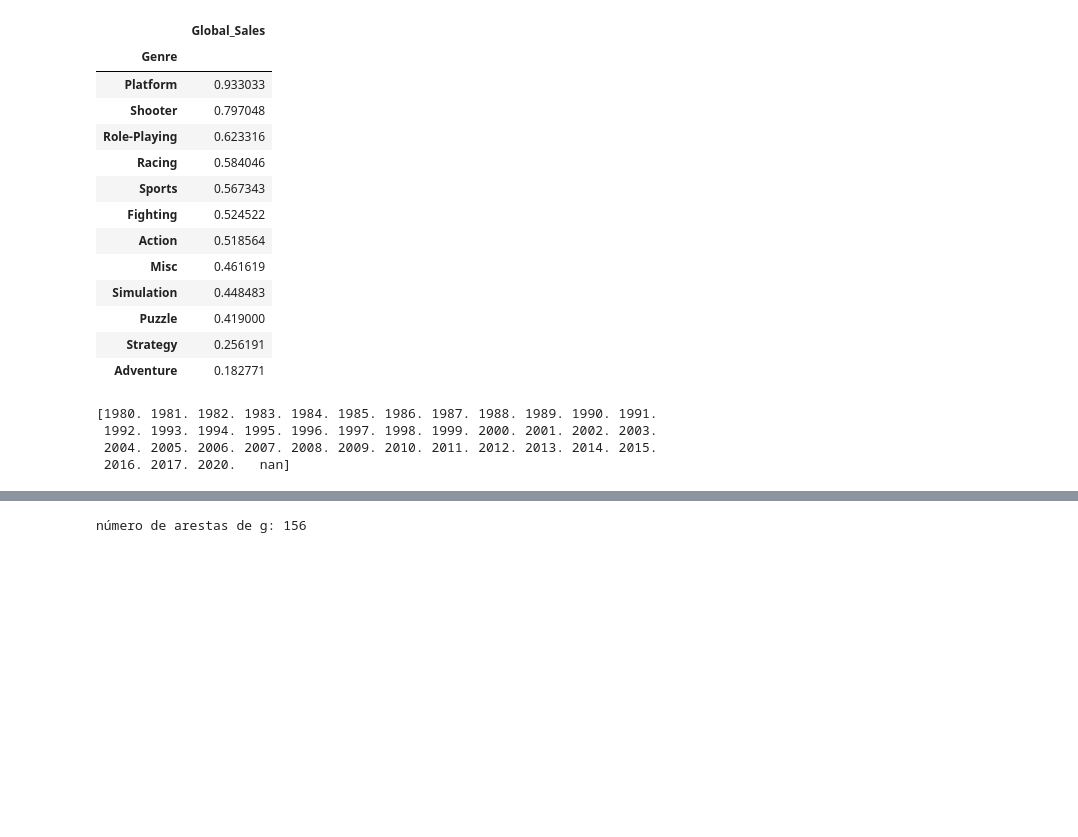
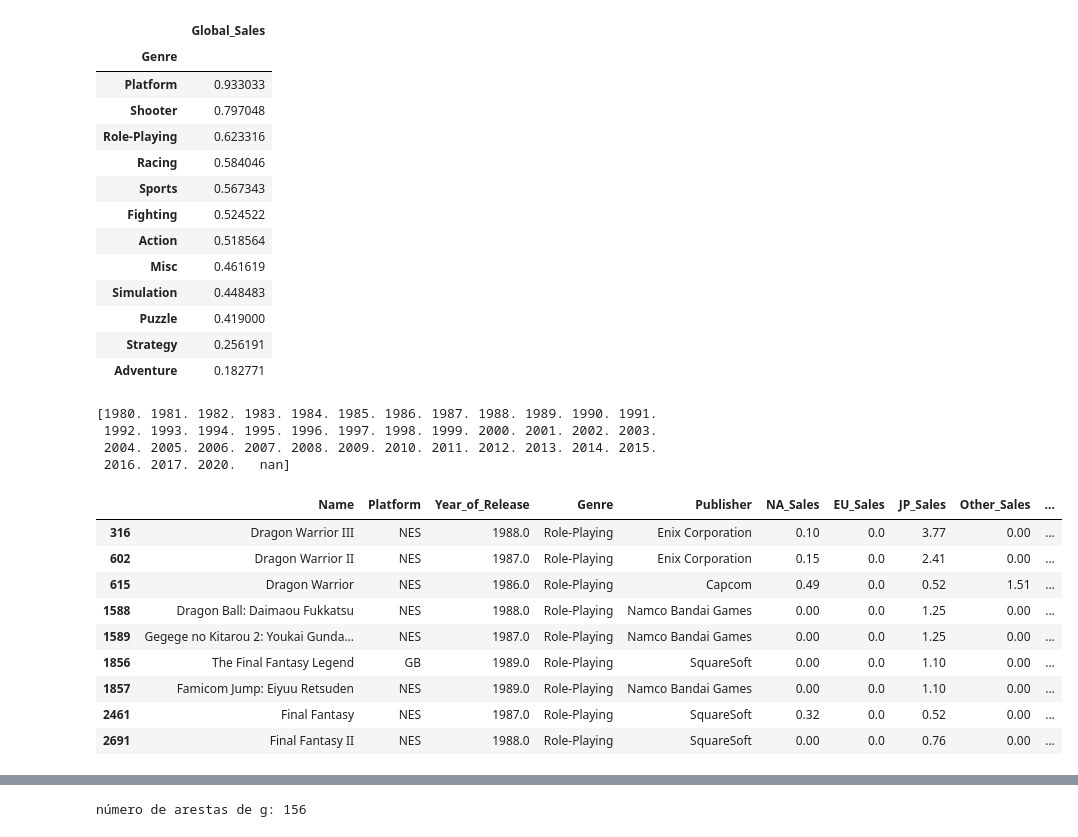
Before and after one commit to bert799/APS1-redsoc, a Jupyter notebook: notebooks/Proj/Fase1/ProjetoF1-2.ipynb, the cells around one changed output, grey strips where cells are left out. Cells and saved outputs as stored; diff of their text form; code cells hidden in the pictures; blank space fills up the shorter version.

```diff
--- a/notebooks/Proj/Fase1/ProjetoF1-2.ipynb
+++ b/notebooks/Proj/Fase1/ProjetoF1-2.ipynb
@@ -81,15 +81,27 @@ print(sorted_years)
 # %%
 df_list = []
 sport_df_list = []
 action_df_list = []
 rpg_df_list = []
 for i in range(0, len(sorted_years), 5):
     df_list.append(df[df['Year_of_Release'].isin(sorted_years[i:i+5])])
 
 for db in df_list:
     segregate_genre_to_list(db, 'Sports', sport_df_list, threshold=sports_mean_sales)
     segregate_genre_to_list(db, 'Action', action_df_list, threshold=action_mean_sales)
     segregate_genre_to_list(db, 'Role-Playing', rpg_df_list, threshold=rpg_mean_sales)
+rpg_df_list[1]
+# %% [output]
+|  | Name | Platform | Year_of_Release | Genre | Publisher | NA_Sales | EU_Sales | JP_Sales | Other_Sales | ... |
+| 316 | Dragon Warrior III | NES | 1988.0 | Role-Playing | Enix Corporation | 0.10 | 0.0 | 3.77 | 0.00 | ... |
+| 602 | Dragon Warrior II | NES | 1987.0 | Role-Playing | Enix Corporation | 0.15 | 0.0 | 2.41 | 0.00 | ... |
+| 615 | Dragon Warrior | NES | 1986.0 | Role-Playing | Capcom | 0.49 | 0.0 | 0.52 | 1.51 | ... |
+| 1588 | Dragon Ball: Daimaou Fukkatsu | NES | 1988.0 | Role-Playing | Namco Bandai Games | 0.00 | 0.0 | 1.25 | 0.00 | ... |
+| 1589 | Gegege no Kitarou 2: Youkai Gunda... | NES | 1987.0 | Role-Playing | Namco Bandai Games | 0.00 | 0.0 | 1.25 | 0.00 | ... |
+| 1856 | The Final Fantasy Legend | GB | 1989.0 | Role-Playing | SquareSoft | 0.00 | 0.0 | 1.10 | 0.00 | ... |
+| 1857 | Famicom Jump: Eiyuu Retsuden | NES | 1989.0 | Role-Playing | Namco Bandai Games | 0.00 | 0.0 | 1.10 | 0.00 | ... |
+| 2461 | Final Fantasy | NES | 1987.0 | Role-Playing | SquareSoft | 0.32 | 0.0 | 0.52 | 0.00 | ... |
+| 2691 | Final Fantasy II | NES | 1988.0 | Role-Playing | SquareSoft | 0.00 | 0.0 | 0.76 | 0.00 | ... |
 # %%
 publisher_platforms = []
 for db in rpg_df_list:
```
Also changed, not shown: parts of 1 cell of this notebook, 11 other files.
